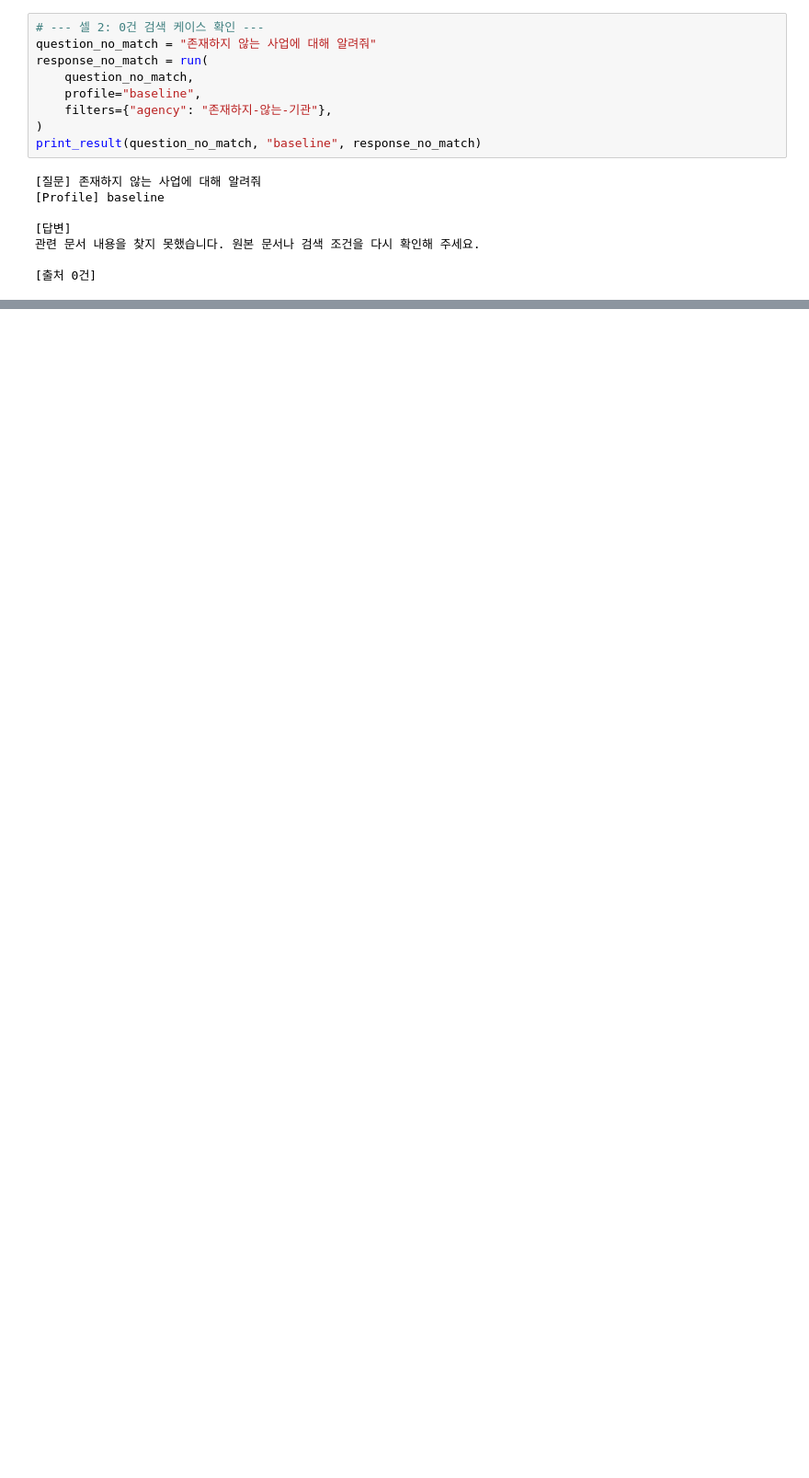
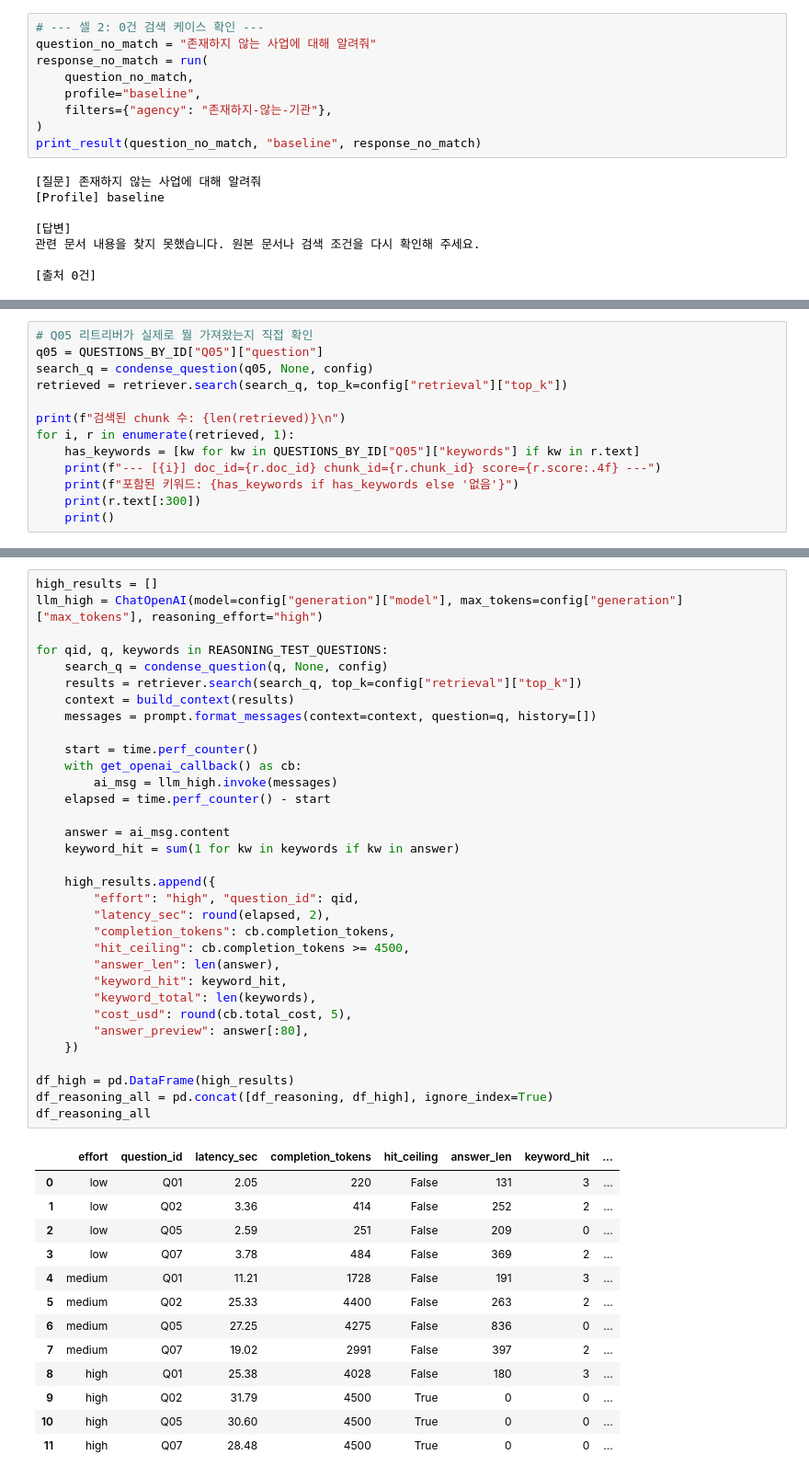
Before and after one commit to tjgh8167/rfp-rag-project, a Jupyter notebook: notebook/03_generation_test.ipynb, the cells around one changed output, grey strips where cells are left out. Shown at 92% size. Drawn from its saved outputs; the diff is of its cells as text; blank space fills up the shorter version.

```diff
--- a/notebook/03_generation_test.ipynb
+++ b/notebook/03_generation_test.ipynb
@@ -525,0 +796,13 @@ for cfg, q in targets:
+# %%
+# Q05 리트리버가 실제로 뭘 가져왔는지 직접 확인
+q05 = QUESTIONS_BY_ID["Q05"]["question"]
+search_q = condense_question(q05, None, config)
+retrieved = retriever.search(search_q, top_k=config["retrieval"]["top_k"])
+
+print(f"검색된 chunk 수: {len(retrieved)}\n")
+for i, r in enumerate(retrieved, 1):
+    has_keywords = [kw for kw in QUESTIONS_BY_ID["Q05"]["keywords"] if kw in r.text]
+    print(f"--- [{i}] doc_id={r.doc_id} chunk_id={r.chunk_id} score={r.score:.4f} ---")
+    print(f"포함된 키워드: {has_keywords if has_keywords else '없음'}")
+    print(r.text[:300])
+    print()
@@ -525,0 +869,47 @@ for cfg, q in targets:
+# %%
+high_results = []
+llm_high = ChatOpenAI(model=config["generation"]["model"], max_tokens=config["generation"]["max_tokens"], reasoning_effort="high")
+
+for qid, q, keywords in REASONING_TEST_QUESTIONS:
+    search_q = condense_question(q, None, config)
+    results = retriever.search(search_q, top_k=config["retrieval"]["top_k"])
+    context = build_context(results)
+    messages = prompt.format_messages(context=context, question=q, history=[])
+
+    start = time.perf_counter()
+    with get_openai_callback() as cb:
+        ai_msg = llm_high.invoke(messages)
+    elapsed = time.perf_counter() - start
+
+    answer = ai_msg.content
+    keyword_hit = sum(1 for kw in keywords if kw in answer)
+
+    high_results.append({
+        "effort": "high", "question_id": qid,
+        "latency_sec": round(elapsed, 2),
+        "completion_tokens": cb.completion_tokens,
+        "hit_ceiling": cb.completion_tokens >= 4500,
+        "answer_len": len(answer),
+        "keyword_hit": keyword_hit,
+        "keyword_total": len(keywords),
+        "cost_usd": round(cb.total_cost, 5),
+        "answer_preview": answer[:80],
+    })
+
+df_high = pd.DataFrame(high_results)
+df_reasoning_all = pd.concat([df_reasoning, df_high], ignore_index=True)
+df_reasoning_all
+# %% [output]
+|  | effort | question_id | latency_sec | completion_tokens | hit_ceiling | answer_len | keyword_hit | ... |
+| 0 | low | Q01 | 2.05 | 220 | False | 131 | 3 | ... |
+| 1 | low | Q02 | 3.36 | 414 | False | 252 | 2 | ... |
+| 2 | low | Q05 | 2.59 | 251 | False | 209 | 0 | ... |
+| 3 | low | Q07 | 3.78 | 484 | False | 369 | 2 | ... |
+| 4 | medium | Q01 | 11.21 | 1728 | False | 191 | 3 | ... |
+| 5 | medium | Q02 | 25.33 | 4400 | False | 263 | 2 | ... |
+| 6 | medium | Q05 | 27.25 | 4275 | False | 836 | 0 | ... |
+| 7 | medium | Q07 | 19.02 | 2991 | False | 397 | 2 | ... |
+| 8 | high | Q01 | 25.38 | 4028 | False | 180 | 3 | ... |
+| 9 | high | Q02 | 31.79 | 4500 | True | 0 | 0 | ... |
+| 10 | high | Q05 | 30.60 | 4500 | True | 0 | 0 | ... |
+| 11 | high | Q07 | 28.48 | 4500 | True | 0 | 0 | ... |
```
Also changed, not shown: parts of 22 cells of this notebook.
